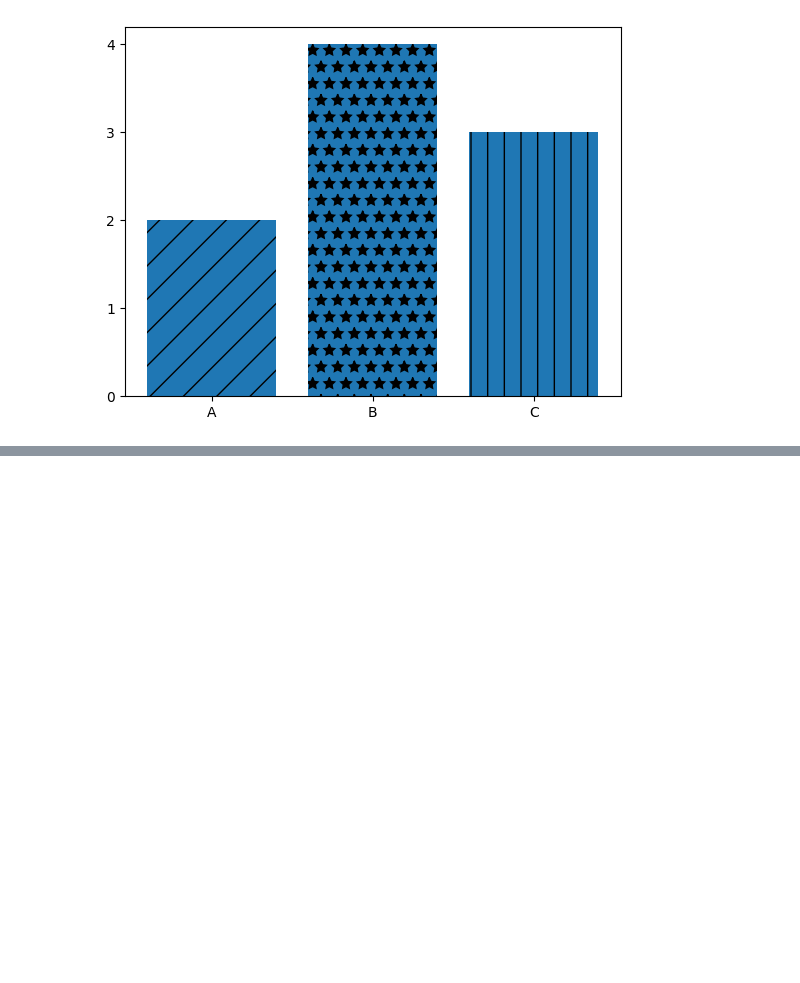
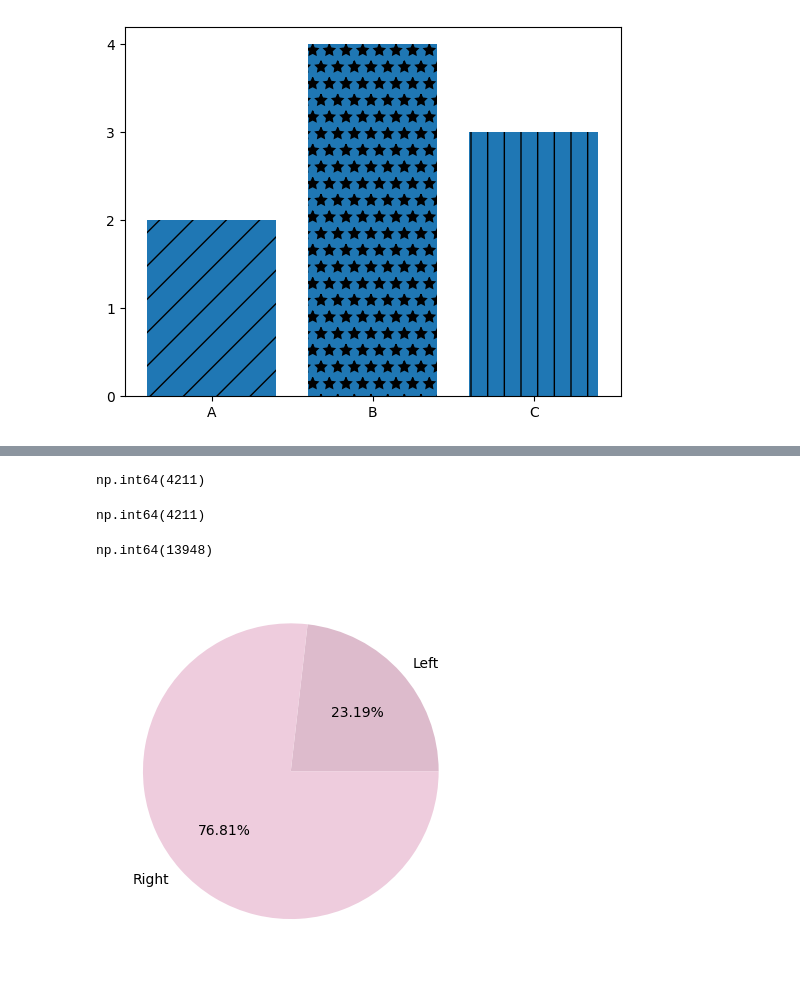
Before and after one commit to anuragrahate29/matplotlib, a Jupyter notebook: matplotlib.ipynb, the cells around one changed output, grey strips where cells are left out. Saved outputs shown, nothing was run; the diff lists cells and outputs as text; code cells hidden in the pictures; blank space fills up the shorter version.

```diff
--- a/matplotlib.ipynb
+++ b/matplotlib.ipynb
@@ -46,0 +151,26 @@ plt.show()
+# %%
+left = fifa.loc[fifa['Preferred Foot']=='Left'].count()[0]
+left
+# %% [output]
+np.int64(4211)
+# %%
+(fifa['Preferred Foot']=='Left').sum()
+# The above query only check the 'Preferred column' with the condition , counts the true(ie 1) and returns value
+# while 'fifa.loc[fifa['Preferred Foot']=='Left'].count()[0]' query checks every row of the dataset , returns the list of all columns having the count of
+# not null values .
+# %% [output]
+np.int64(4211)
+# %%
+right = fifa.loc[fifa['Preferred Foot']=='Right'].count()[0]
+# %%
+(fifa['Preferred Foot']=='Right').sum()
+# %% [output]
+np.int64(13948)
+# %%
+labels = ['Left','Right']
+colors = ['#ddbbcc','#eeccdd']
+plt.pie([left,right],labels = labels,colors = colors, autopct ='%.2f%%')
+
+plt.show()
+# %% [output]
+[figure, added]
```
Also changed, not shown: parts of 17 cells of this notebook.
